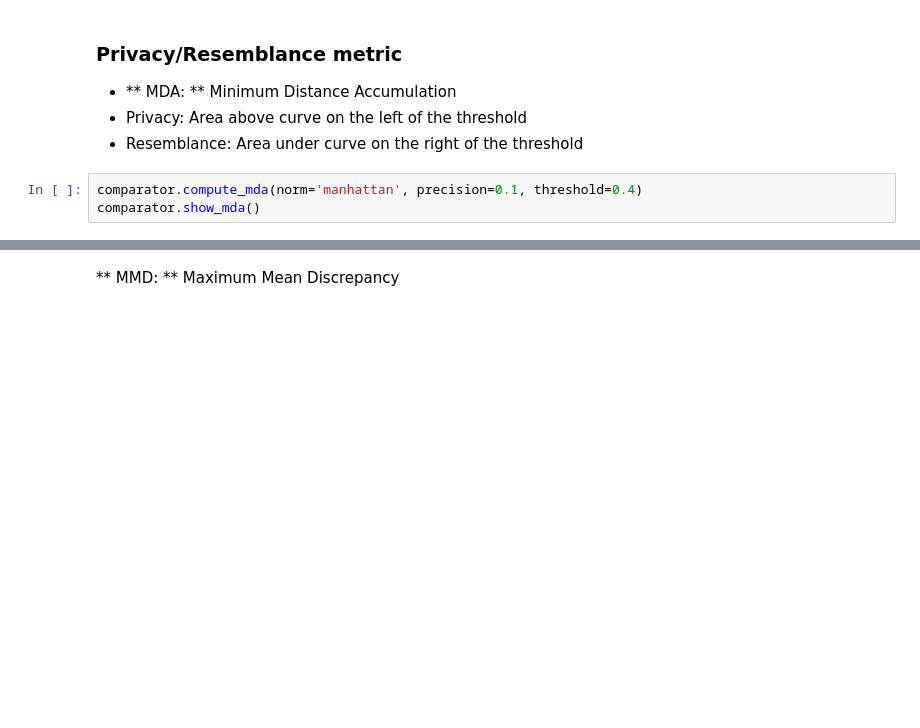
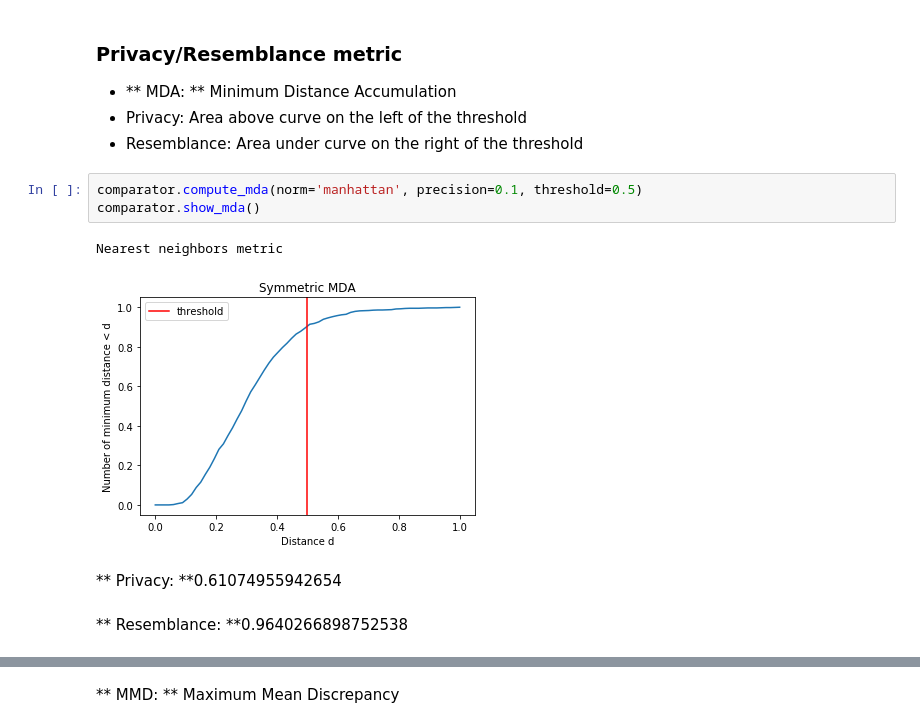
Before and after one commit to Didayolo/medi-chal, a Jupyter notebook: notebooks/auto_ml/comparison_notebook.ipynb, the cells around one changed output, grey strips where cells are left out. Saved outputs shown, nothing was run; the diff lists cells and outputs as text; blank space fills up the shorter version.

Commit message:
Symmetrize MDA, show privacy and resemblance for various threshold

```diff
--- a/notebooks/auto_ml/comparison_notebook.ipynb
+++ b/notebooks/auto_ml/comparison_notebook.ipynb
@@ -207,5 +205,10 @@ avg / total       0.55      0.49      0.50     13024
 - Privacy: Area above curve on the left of the threshold
 - Resemblance: Area under curve on the right of the threshold
 # %%
-comparator.compute_mda(norm='manhattan', precision=0.1, threshold=0.4)
+comparator.compute_mda(norm='manhattan', precision=0.1, threshold=0.5)
 comparator.show_mda()
+# %% [output]
+Nearest neighbors metric
+[figure, added]
+** Privacy: **0.61074955942654
+** Resemblance: **0.9640266898752538
```
Also changed, not shown: parts of 13 cells of this notebook, 3 other files.
